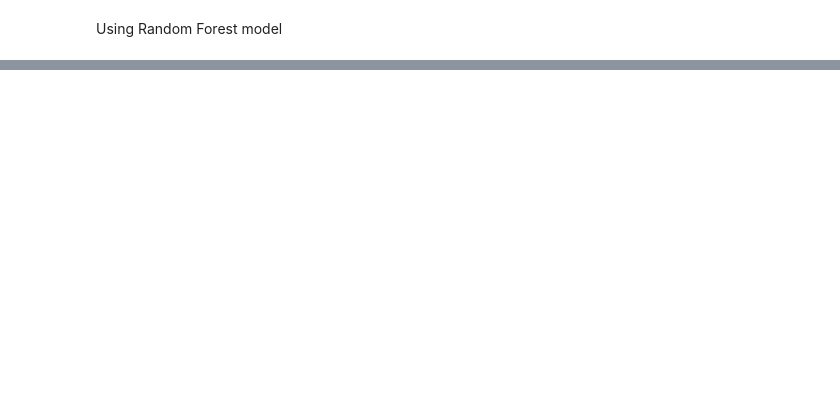
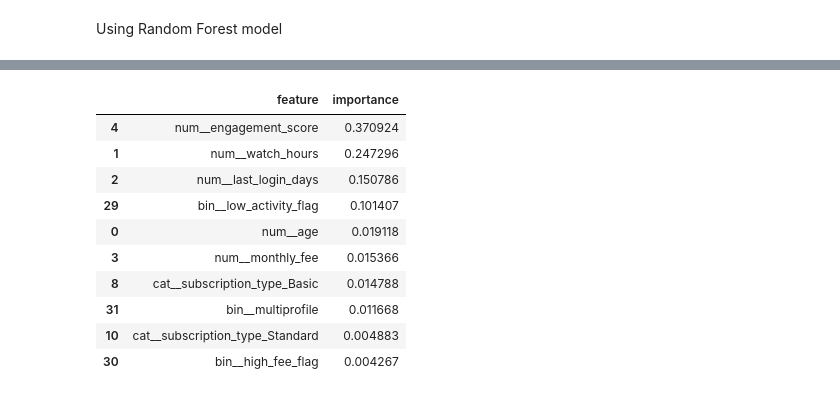
Before and after one commit to ChaliseRajesh19/Netflix-Churn-Predictor, a Jupyter notebook: churn.ipynb, the cells around one changed output, grey strips where cells are left out. Drawn from its saved outputs; the diff is of its cells as text; code cells hidden in the pictures; blank space fills up the shorter version.

```diff
--- a/churn.ipynb
+++ b/churn.ipynb
@@ -750,0 +779,24 @@ array([[ 3.01021844e-03, -3.11707007e+00,  4.81530395e-01,
+# %%
+from sklearn.model_selection import RandomizedSearchCV
+import numpy as np
+
+param_dist = {
+    'classifier__n_estimators': [150, 200, 250],
+    'classifier__max_depth': [None, 10, 20],
+    'classifier__min_samples_split': [2, 5],
+    'classifier__min_samples_leaf': [1, 2],
+    'classifier__max_features': ['sqrt', 'log2']
+}
+
+best_rf = RandomizedSearchCV(
+    rf_model,
+    param_distributions=param_dist,
+    n_iter=15,          # KEY: limits runs
+    cv=3,               # reduce folds
+    scoring='roc_auc',
+    n_jobs=-1,
+    random_state=42,
+    verbose=1
+)
+
+best_rf.fit(x_train, y_train)
@@ -750,0 +830,7 @@ array([[ 3.01021844e-03, -3.11707007e+00,  4.81530395e-01,
+# %%
+best_rf.fit(x_train, y_train)
+y_pred_rf_tuned = best_rf.predict(x_test)
+y_prob_rf_tuned = best_rf.predict_proba(x_test)[:,1]
+print("Tuned Random Forest Classification Report:\n", classification_report(y_test, y_pred_rf_tuned))
+print("Tuned Random Forest Confusion Matrix:\n", confusion_matrix(y_test, y_pred_rf_tuned))
+print("Tuned Random Forest ROC AUC Score: ", roc_auc_score(y_test, y_prob_rf_tuned))
@@ -750,0 +853,24 @@ array([[ 3.01021844e-03, -3.11707007e+00,  4.81530395e-01,
+# %%
+best_estimator = best_rf.best_estimator_
+
+feature_names = best_estimator.named_steps['preprocessor'].get_feature_names_out()
+importances = best_estimator.named_steps['classifier'].feature_importances_
+
+features_importance_df = pd.DataFrame({
+    'feature': feature_names,
+    'importance': importances
+}).sort_values(by='importance', ascending=False)
+
+features_importance_df.head(10)
+# %% [output]
+|  | feature | importance |
+| 4 | num__engagement_score | 0.370924 |
+| 1 | num__watch_hours | 0.247296 |
+| 2 | num__last_login_days | 0.150786 |
+| 29 | bin__low_activity_flag | 0.101407 |
+| 0 | num__age | 0.019118 |
+| 3 | num__monthly_fee | 0.015366 |
+| 8 | cat__subscription_type_Basic | 0.014788 |
+| 31 | bin__multiprofile | 0.011668 |
+| 10 | cat__subscription_type_Standard | 0.004883 |
+| 30 | bin__high_fee_flag | 0.004267 |
```
Also changed, not shown: parts of 17 cells of this notebook, 1 other file.
